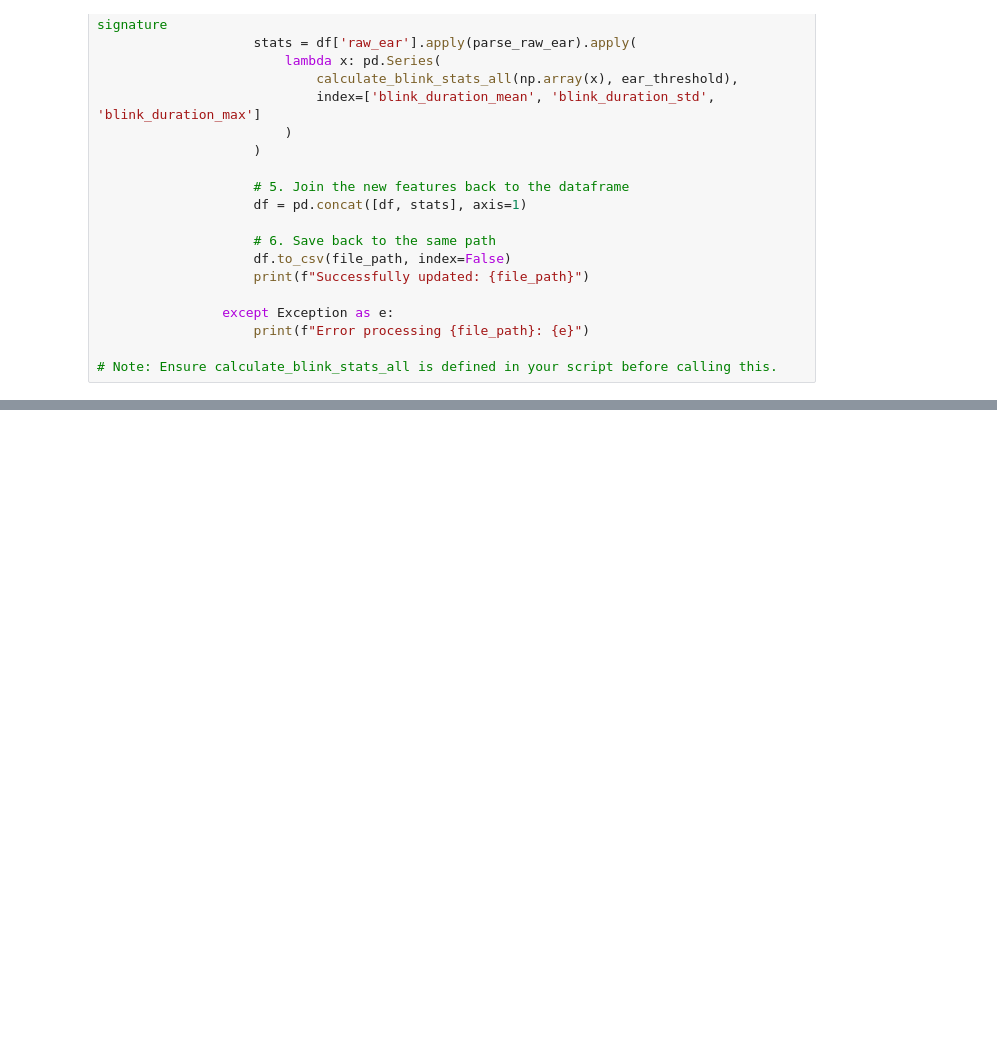
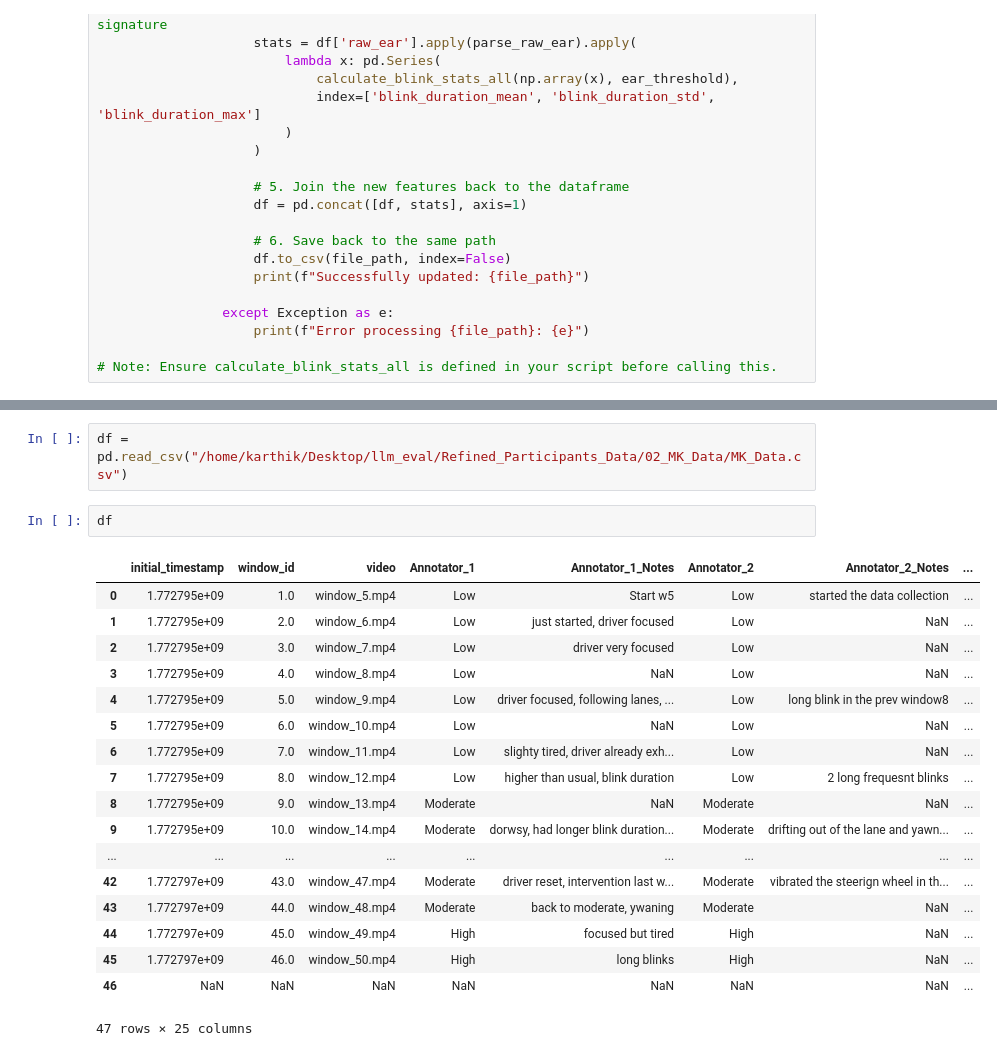
Before and after one commit to Karthik-Sai-Pasupuleti/llm_eval, a Jupyter notebook: src/notebooks/test.ipynb, the cells around one changed output, grey strips where cells are left out. Drawn from its saved outputs; the diff is of its cells as text; blank space fills up the shorter version.

```diff
--- a/src/notebooks/test.ipynb
+++ b/src/notebooks/test.ipynb
@@ -137,0 +161,23 @@ Skipping pca_loadings_matrix.csv: 'raw_ear' column not found.
+# %%
+df = pd.read_csv("/home/karthik/Desktop/llm_eval/Refined_Participants_Data/02_MK_Data/MK_Data.csv")
+# %%
+df
+# %% [output]
+|  | initial_timestamp | window_id | video | Annotator_1 | Annotator_1_Notes | Annotator_2 | Annotator_2_Notes | ... |
+| 0 | 1.772795e+09 | 1.0 | window_5.mp4 | Low | Start w5 | Low | started the data collection | ... |
+| 1 | 1.772795e+09 | 2.0 | window_6.mp4 | Low | just started, driver focused | Low | NaN | ... |
+| 2 | 1.772795e+09 | 3.0 | window_7.mp4 | Low | driver very focused | Low | NaN | ... |
+| 3 | 1.772795e+09 | 4.0 | window_8.mp4 | Low | NaN | Low | NaN | ... |
+| 4 | 1.772795e+09 | 5.0 | window_9.mp4 | Low | driver focused, following lanes, ... | Low | long blink in the prev window8 | ... |
+| 5 | 1.772795e+09 | 6.0 | window_10.mp4 | Low | NaN | Low | NaN | ... |
+| 6 | 1.772795e+09 | 7.0 | window_11.mp4 | Low | slighty tired, driver already exh... | Low | NaN | ... |
+| 7 | 1.772795e+09 | 8.0 | window_12.mp4 | Low | higher than usual, blink duration | Low | 2 long frequesnt blinks | ... |
+| 8 | 1.772795e+09 | 9.0 | window_13.mp4 | Moderate | NaN | Moderate | NaN | ... |
+| 9 | 1.772795e+09 | 10.0 | window_14.mp4 | Moderate | dorwsy, had longer blink duration... | Moderate | drifting out of the lane and yawn... | ... |
+| ... | ... | ... | ... | ... | ... | ... | ... | ... |
+| 42 | 1.772797e+09 | 43.0 | window_47.mp4 | Moderate | driver reset, intervention last w... | Moderate | vibrated the steerign wheel in th... | ... |
+| 43 | 1.772797e+09 | 44.0 | window_48.mp4 | Moderate | back to moderate, ywaning | Moderate | NaN | ... |
+| 44 | 1.772797e+09 | 45.0 | window_49.mp4 | High | focused but tired | High | NaN | ... |
+| 45 | 1.772797e+09 | 46.0 | window_50.mp4 | High | long blinks | High | NaN | ... |
+| 46 | NaN | NaN | NaN | NaN | NaN | NaN | NaN | ... |
+47 rows × 25 columns
```
Also changed, not shown: parts of 2 cells of this notebook, 2 other files.
